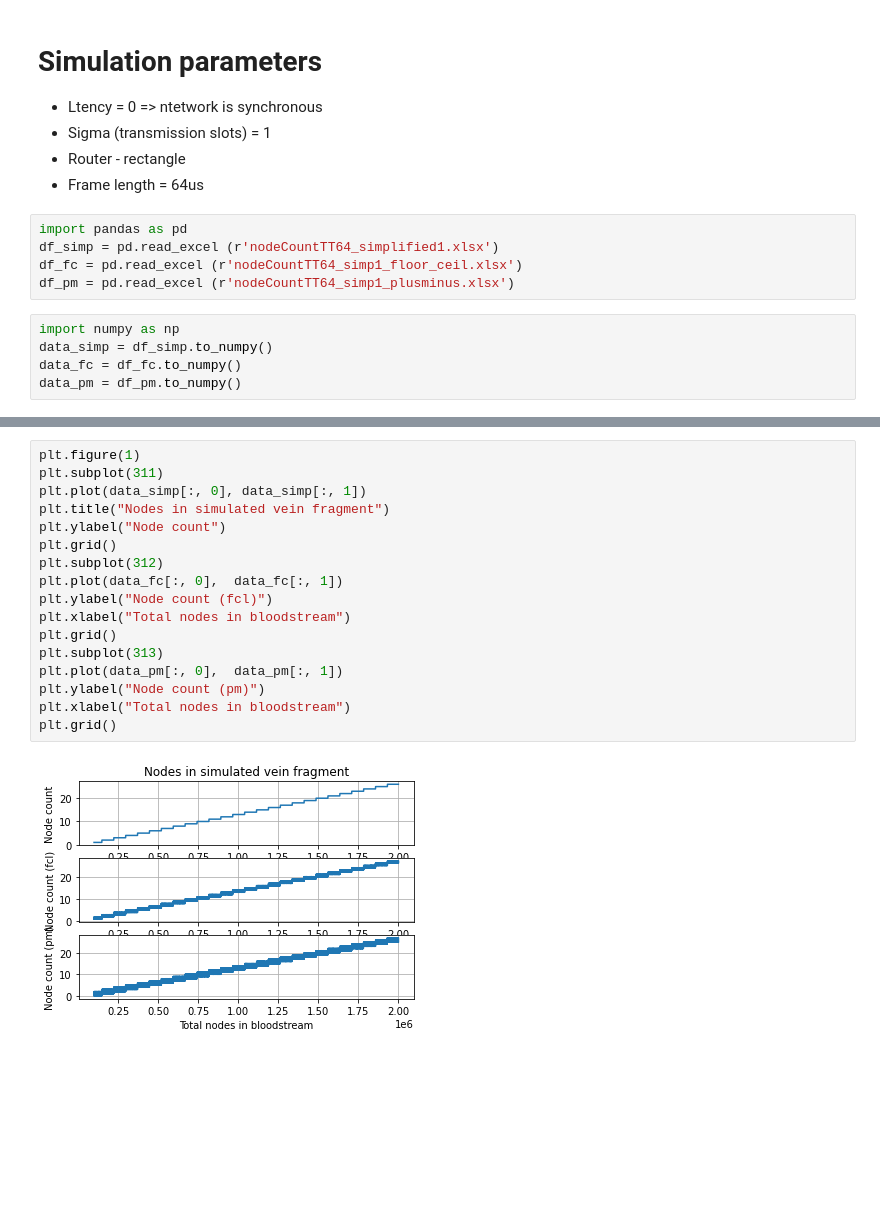
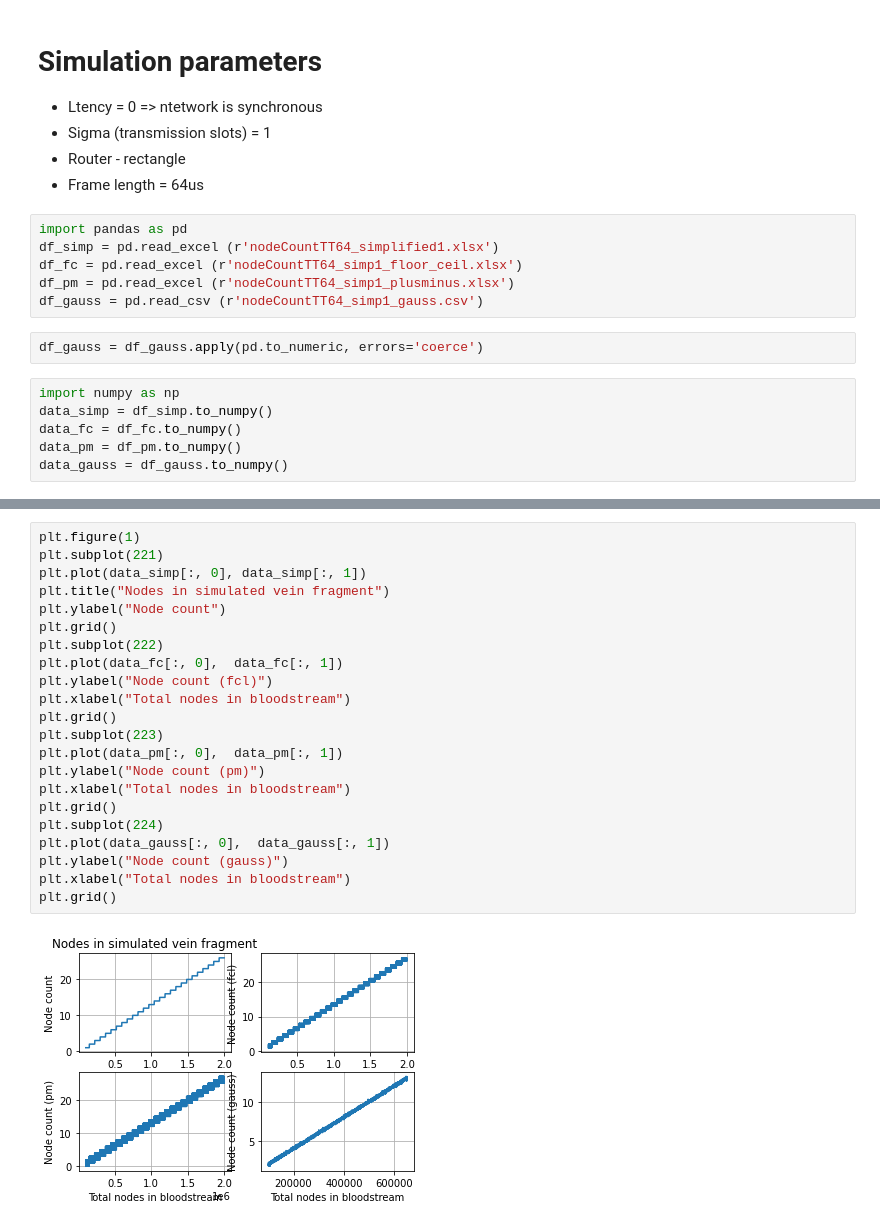
Before and after one commit to KrzysztofSkos/veinSimulator, a Jupyter notebook: Results/routerProstokat_metodyNaSchody.ipynb, the cells around one changed output, grey strips where cells are left out. Saved outputs shown, nothing was run; the diff lists cells and outputs as text; blank space fills up the shorter version.

```diff
--- a/Results/routerProstokat_metodyNaSchody.ipynb
+++ b/Results/routerProstokat_metodyNaSchody.ipynb
@@ -10,8 +10,12 @@ import pandas as pd
 df_simp = pd.read_excel (r'nodeCountTT64_simplified1.xlsx')
 df_fc = pd.read_excel (r'nodeCountTT64_simp1_floor_ceil.xlsx')
 df_pm = pd.read_excel (r'nodeCountTT64_simp1_plusminus.xlsx')
+df_gauss = pd.read_csv (r'nodeCountTT64_simp1_gauss.csv')
+# %%
+df_gauss = df_gauss.apply(pd.to_numeric, errors='coerce')
 # %%
 import numpy as np
 data_simp = df_simp.to_numpy()
 data_fc = df_fc.to_numpy()
 data_pm = df_pm.to_numpy()
+data_gauss = df_gauss.to_numpy()
@@ -27,20 +37,25 @@ plt.grid()
 # %%
 plt.figure(1)
-plt.subplot(311)
+plt.subplot(221)
 plt.plot(data_simp[:, 0], data_simp[:, 1])
 plt.title("Nodes in simulated vein fragment")
 plt.ylabel("Node count")
 plt.grid()
-plt.subplot(312)
+plt.subplot(222)
 plt.plot(data_fc[:, 0],  data_fc[:, 1])
 plt.ylabel("Node count (fcl)")
 plt.xlabel("Total nodes in bloodstream")
 plt.grid()
-plt.subplot(313)
+plt.subplot(223)
 plt.plot(data_pm[:, 0],  data_pm[:, 1])
 plt.ylabel("Node count (pm)")
 plt.xlabel("Total nodes in bloodstream")
 plt.grid()
+plt.subplot(224)
+plt.plot(data_gauss[:, 0],  data_gauss[:, 1])
+plt.ylabel("Node count (gauss)")
+plt.xlabel("Total nodes in bloodstream")
+plt.grid()
 # %% [output]
-[figure, old version]
+[figure, new version]
 # %%
```
Also changed, not shown: parts of 6 cells of this notebook, 1 other file.
